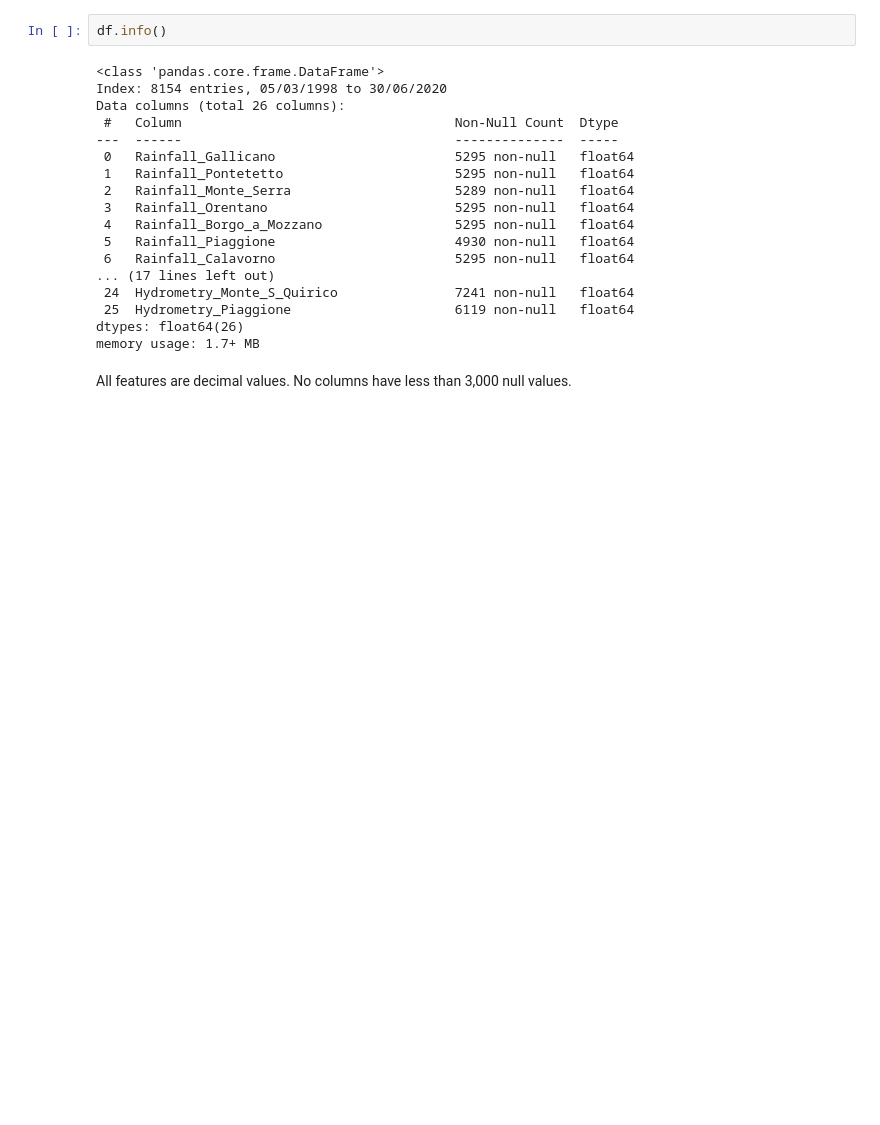
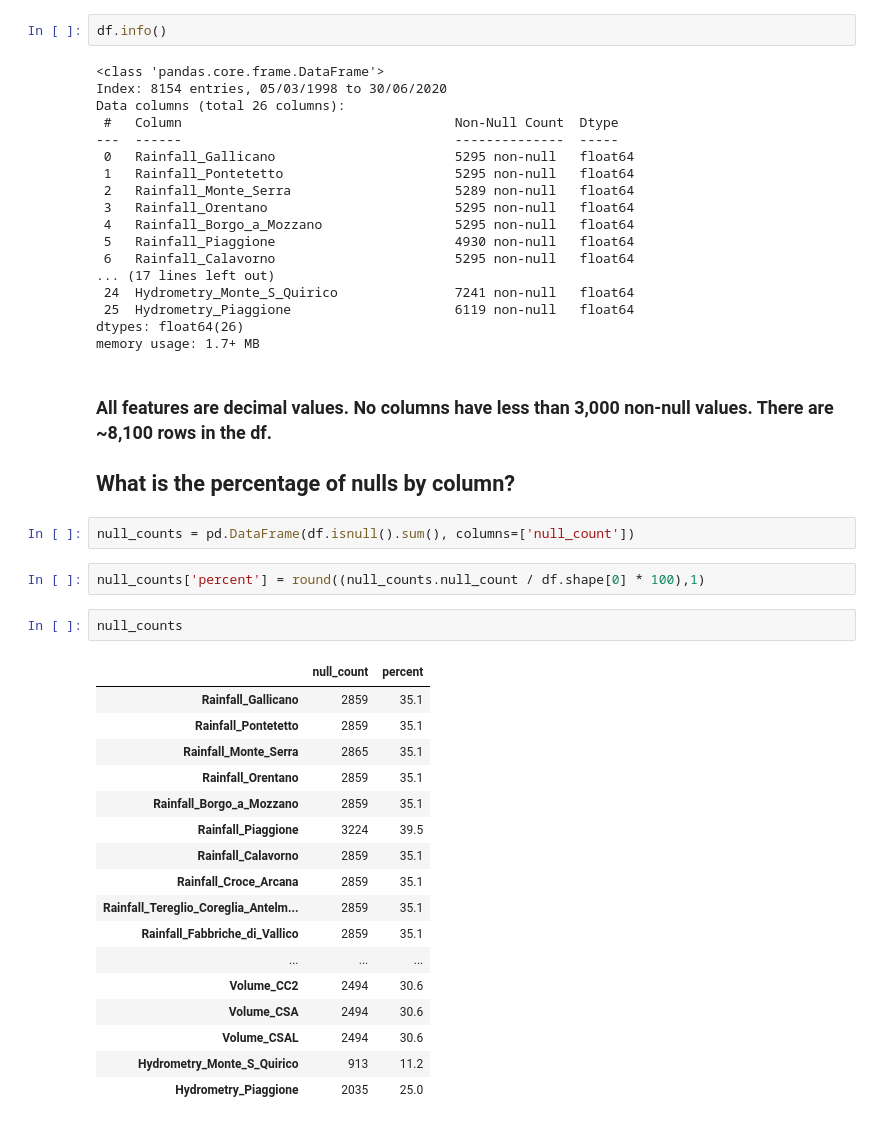
Before and after one commit to ThompsonBethany01/Acea-Smart-Water-Analytics, a Jupyter notebook: Waterbodies/Aquifer/Auser/Wrangle_Auser.ipynb, the cells around one changed output. Saved outputs shown, nothing was run; the diff lists cells and outputs as text; blank space fills up the shorter version.

```diff
--- a/Waterbodies/Aquifer/Auser/Wrangle_Auser.ipynb
+++ b/Waterbodies/Aquifer/Auser/Wrangle_Auser.ipynb
@@ -94,4 +100,29 @@ Data columns (total 26 columns):
 dtypes: float64(26)
 memory usage: 1.7+ MB
 # %% [markdown]
-All features are decimal values. No columns have less than 3,000 null values.
+### All features are decimal values. No columns have less than 3,000 non-null values. There are ~8,100 rows in the df.
+## What is the percentage of nulls by column?
+# %%
+null_counts = pd.DataFrame(df.isnull().sum(), columns=['null_count'])
+# %%
+null_counts['percent'] = round((null_counts.null_count / df.shape[0] * 100),1)
+# %%
+null_counts
+# %% [output]
+|  | null_count | percent |
+| Rainfall_Gallicano | 2859 | 35.1 |
+| Rainfall_Pontetetto | 2859 | 35.1 |
+| Rainfall_Monte_Serra | 2865 | 35.1 |
+| Rainfall_Orentano | 2859 | 35.1 |
+| Rainfall_Borgo_a_Mozzano | 2859 | 35.1 |
+| Rainfall_Piaggione | 3224 | 39.5 |
+| Rainfall_Calavorno | 2859 | 35.1 |
+| Rainfall_Croce_Arcana | 2859 | 35.1 |
+| Rainfall_Tereglio_Coreglia_Antelm... | 2859 | 35.1 |
+| Rainfall_Fabbriche_di_Vallico | 2859 | 35.1 |
+| ... | ... | ... |
+| Volume_CC2 | 2494 | 30.6 |
+| Volume_CSA | 2494 | 30.6 |
+| Volume_CSAL | 2494 | 30.6 |
+| Hydrometry_Monte_S_Quirico | 913 | 11.2 |
+| Hydrometry_Piaggione | 2035 | 25.0 |
```
Also changed, not shown: parts of 6 cells of this notebook.
